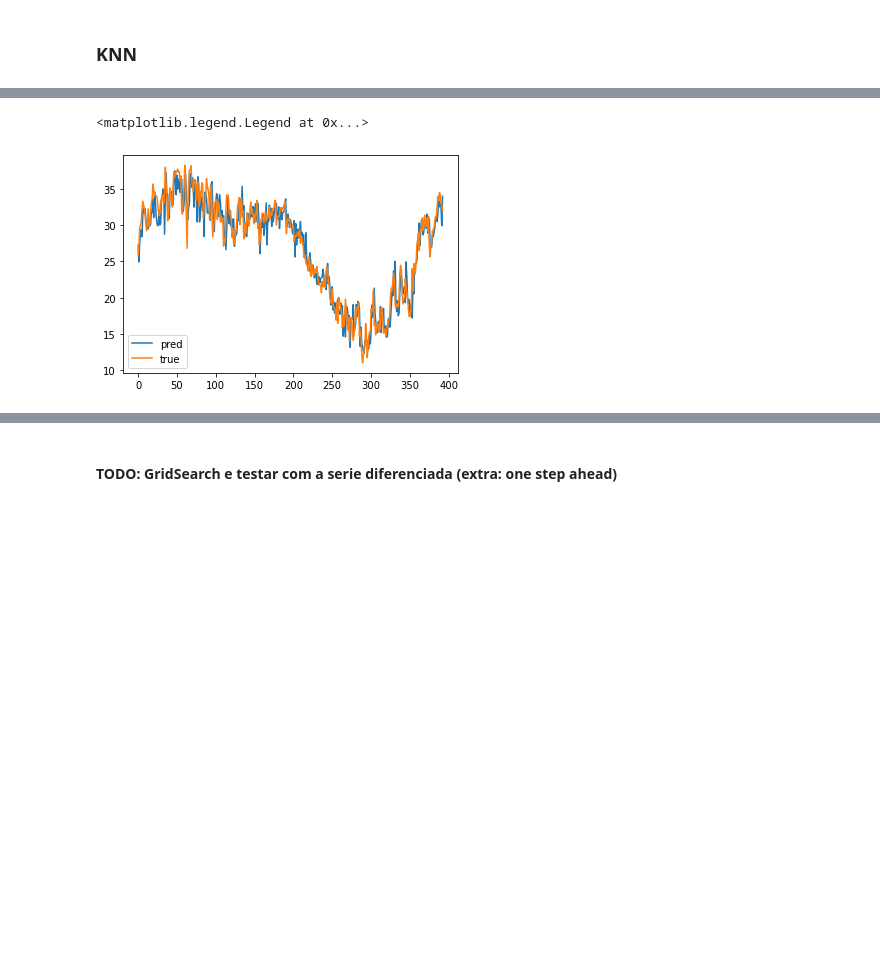
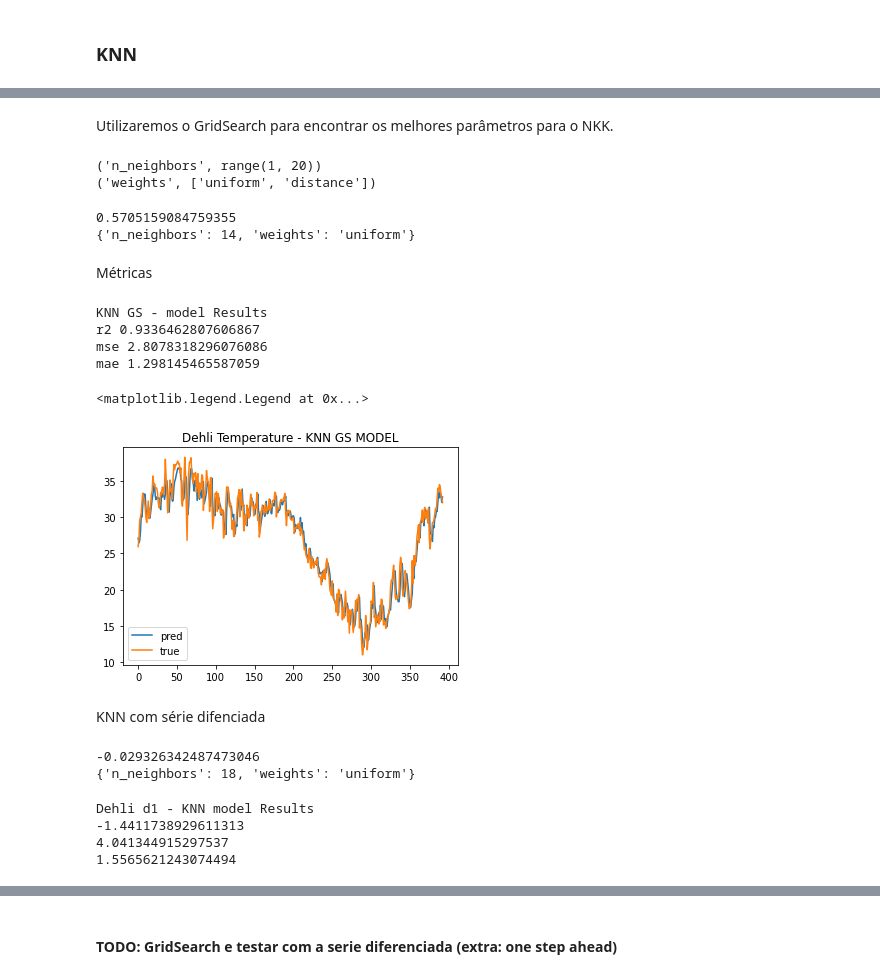
Before and after one commit to lucascouri2/residencia-st, a Jupyter notebook: Relatorio.ipynb, the cells around one changed output, grey strips where cells are left out. Drawn from its saved outputs; the diff is of its cells as text; code cells hidden in the pictures; blank space fills up the shorter version.

Commit message:
Adicionando grid_search knn

```diff
--- a/Relatorio.ipynb
+++ b/Relatorio.ipynb
@@ -472,7 +482,3 @@ y.head()
 X_train, X_test, y_train, y_test = train_test_split(X, y, shuffle=False, test_size=.25)
 # %% [markdown]
 ### KNN
-# %%
-from sklearn.neighbors import KNeighborsRegressor
-neigh = KNeighborsRegressor(n_neighbors=2, weights='distance')
-neigh.fit(X_train, y_train)
@@ -494,14 +485,66 @@ Dehli - KNN model Results
+# %% [markdown]
+Utilizaremos o GridSearch para encontrar os melhores parâmetros para o NKK.
+# %%
+#Definindo hiperpâmetros de busca do GridSearch
+parameters = {'n_neighbors':range(1,20), 'weights':["uniform", "distance"]}
+for p in parameters.items():
+  print(p)
+# %% [output]
+('n_neighbors', range(1, 20))
+('weights', ['uniform', 'distance'])
+# %%
+knn = KNeighborsRegressor()
+knnGS = GridSearchCV(knn, parameters, cv=TimeSeriesSplit(n_splits=10))
+res = knnGS.fit(X_train, y_train)
+print(res.best_score_)
+print(res.best_params_)
+# %% [output]
+0.5705159084759355
+{'n_neighbors': 14, 'weights': 'uniform'}
+# %% [markdown]
+Métricas
+# %%
+prediction = res.predict(X_test)
+show_metrics(X_test, y_test, prediction, results, 'KNN GS')
+# %% [output]
+KNN GS - model Results
+r2 0.9336462807606867
+mse 2.8078318296076086
+mae 1.298145465587059
 # %%
 fig, ax = plt.subplots()
-ax.plot(neigh.predict(X_test).flatten(), label='pred')
+ax.plot(prediction, label='pred')
 ax.plot(y_test.reset_index(drop=True), label='true')
+plt.title('Dehli Temperature - KNN GS MODEL')
 plt.legend()
 # %% [output]
 <matplotlib.legend.Legend at 0x...>
-[figure, old version]
+[figure, new version]
+# %% [markdown]
+KNN com série difenciada
 # %%
 #Diferenciando
 X_train_d1 = X_train.diff().dropna()
 X_test_d1 = X_test.diff().dropna()
 y_train_d1 = y_train.diff().dropna()
 y_test_d1 = y_test.diff().dropna()
+# %%
+res_diff = knnGS.fit(X_train_d1, y_train_d1)
+print(res_diff.best_score_)
+print(res_diff.best_params_)
+# %% [output]
+-0.029326342487473046
+{'n_neighbors': 18, 'weights': 'uniform'}
+# %%
+print('Dehli d1 - KNN model Results')
+print(r2_score(neighd1.predict(X_test_d1), y_test_d1))
+print(mean_squared_error(neighd1.predict(X_test_d1), y_test_d1))
+print(mean_absolute_error(neighd1.predict(X_test_d1), y_test_d1))
+results['KNN D1'] = {'r2':r2_score(neigh.predict(X_test), y_test), \
+                 'mse': mean_squared_error(neigh.predict(X_test), y_test),
+                 'mae': mean_absolute_error(neigh.predict(X_test), y_test)}
+# %% [output]
+Dehli d1 - KNN model Results
+-1.4411738929611313
+4.041344915297537
+1.5565621243074494
```
Also changed, not shown: parts of 13 cells of this notebook.
